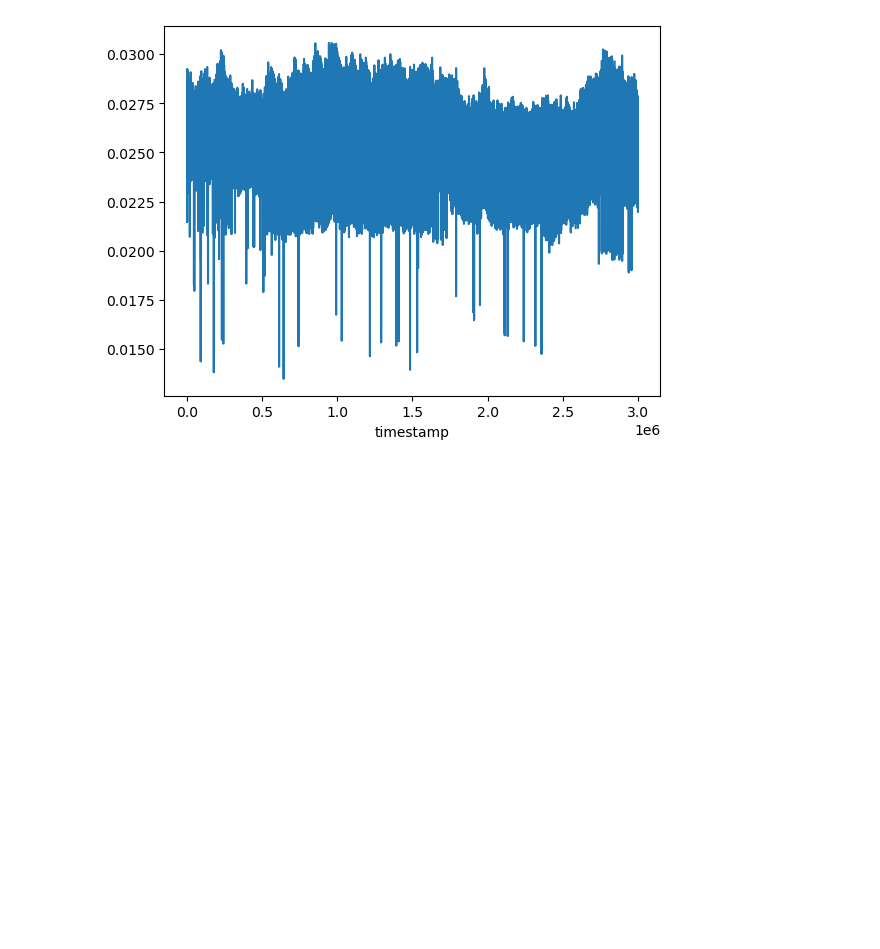
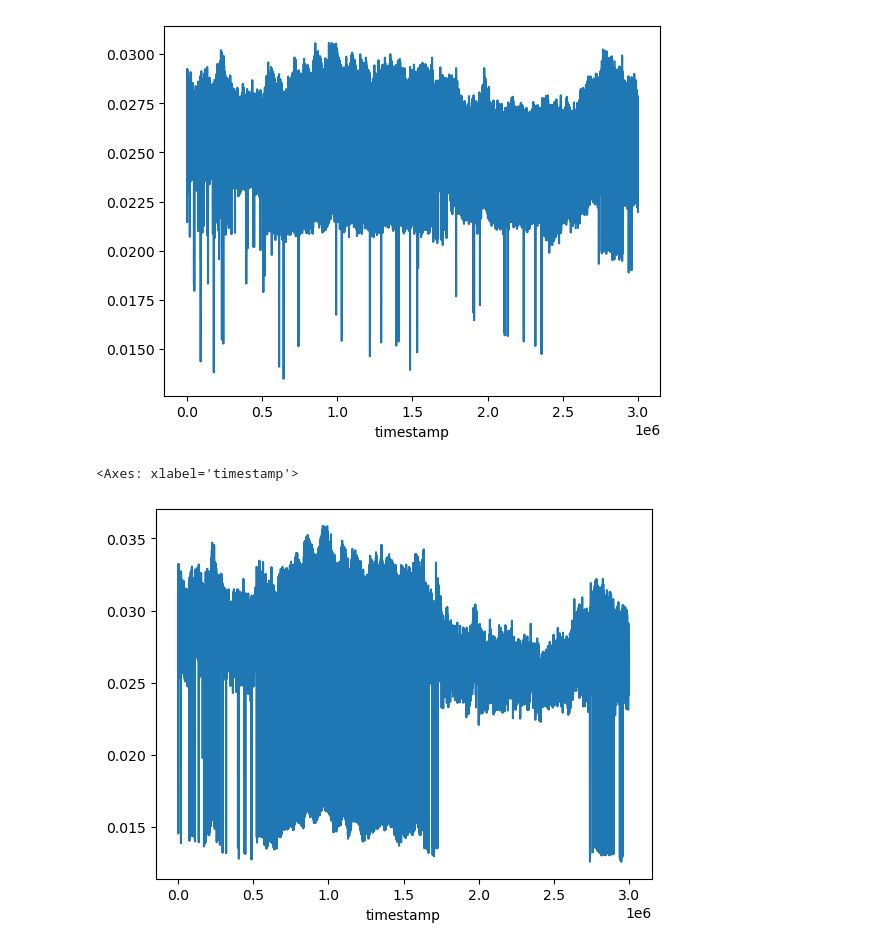
Before and after one commit to jofu-tofu/Prosperity-3, a Jupyter notebook: Testing/Round 3/vouchers/eda.ipynb, the cells around one changed output. Drawn from its saved outputs; the diff is of its cells as text; code cells hidden in the pictures; blank space fills up the shorter version.

```diff
--- a/Testing/Round 3/vouchers/eda.ipynb
+++ b/Testing/Round 3/vouchers/eda.ipynb
@@ -372,3 +365,8 @@ df.reset_index().groupby('timestamp')['implied_vol'].mean().plot()
 # %% [output]
 <Axes: xlabel='timestamp'>
 [figure]
+# %%
+df[df['strike_price'] == 9750]['implied_vol'].dropna().plot()
+# %% [output]
+<Axes: xlabel='timestamp'>
+[figure, added]
```
Also changed, not shown: parts of 2 cells of this notebook.
